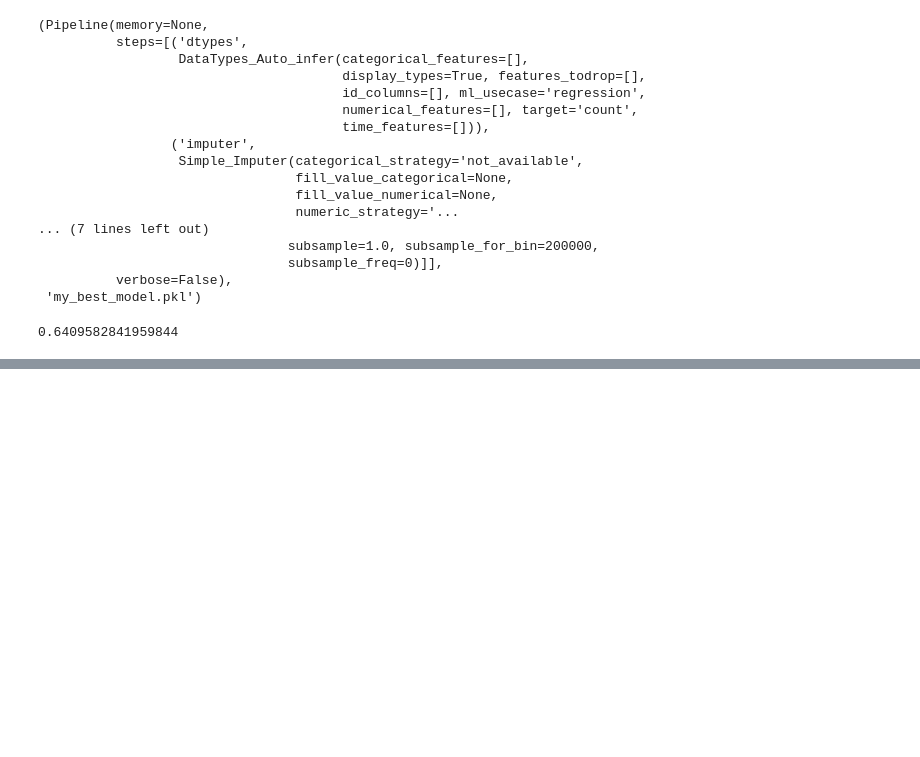
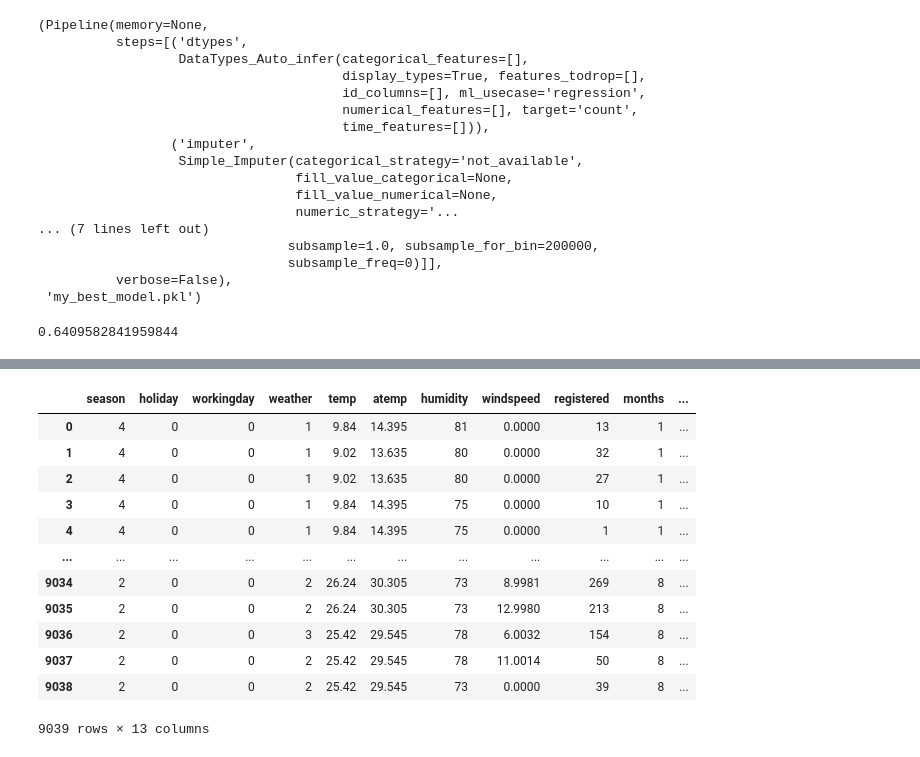
Before and after one commit to subut0n/bike_location, a Jupyter notebook: notebooks/data_analysis_adrien.ipynb, the cells around one changed output, grey strips where cells are left out. Cells and saved outputs as stored; diff of their text form; code cells hidden in the pictures; blank space fills up the shorter version.

Commit message:
some modifs

```diff
--- a/notebooks/data_analysis_adrien.ipynb
+++ b/notebooks/data_analysis_adrien.ipynb
@@ -465,0 +461,17 @@ array([24.99982706, 19.55057144, 16.86845394, ...,  7.27526337,
+# %%
+df_pycaret_train = df_train_modify.drop(['Unnamed: 0', 'casual', 'count'], axis=1)
+df_pycaret_train
+# %% [output]
+|  | season | holiday | workingday | weather | temp | atemp | humidity | windspeed | registered | months | ... |
+| 0 | 4 | 0 | 0 | 1 | 9.84 | 14.395 | 81 | 0.0000 | 13 | 1 | ... |
+| 1 | 4 | 0 | 0 | 1 | 9.02 | 13.635 | 80 | 0.0000 | 32 | 1 | ... |
+| 2 | 4 | 0 | 0 | 1 | 9.02 | 13.635 | 80 | 0.0000 | 27 | 1 | ... |
+| 3 | 4 | 0 | 0 | 1 | 9.84 | 14.395 | 75 | 0.0000 | 10 | 1 | ... |
+| 4 | 4 | 0 | 0 | 1 | 9.84 | 14.395 | 75 | 0.0000 | 1 | 1 | ... |
+| ... | ... | ... | ... | ... | ... | ... | ... | ... | ... | ... | ... |
+| 9034 | 2 | 0 | 0 | 2 | 26.24 | 30.305 | 73 | 8.9981 | 269 | 8 | ... |
+| 9035 | 2 | 0 | 0 | 2 | 26.24 | 30.305 | 73 | 12.9980 | 213 | 8 | ... |
+| 9036 | 2 | 0 | 0 | 3 | 25.42 | 29.545 | 78 | 6.0032 | 154 | 8 | ... |
+| 9037 | 2 | 0 | 0 | 2 | 25.42 | 29.545 | 78 | 11.0014 | 50 | 8 | ... |
+| 9038 | 2 | 0 | 0 | 2 | 25.42 | 29.545 | 73 | 0.0000 | 39 | 8 | ... |
+9039 rows × 13 columns
```
Also changed, not shown: parts of 27 cells of this notebook, 3 other files.
